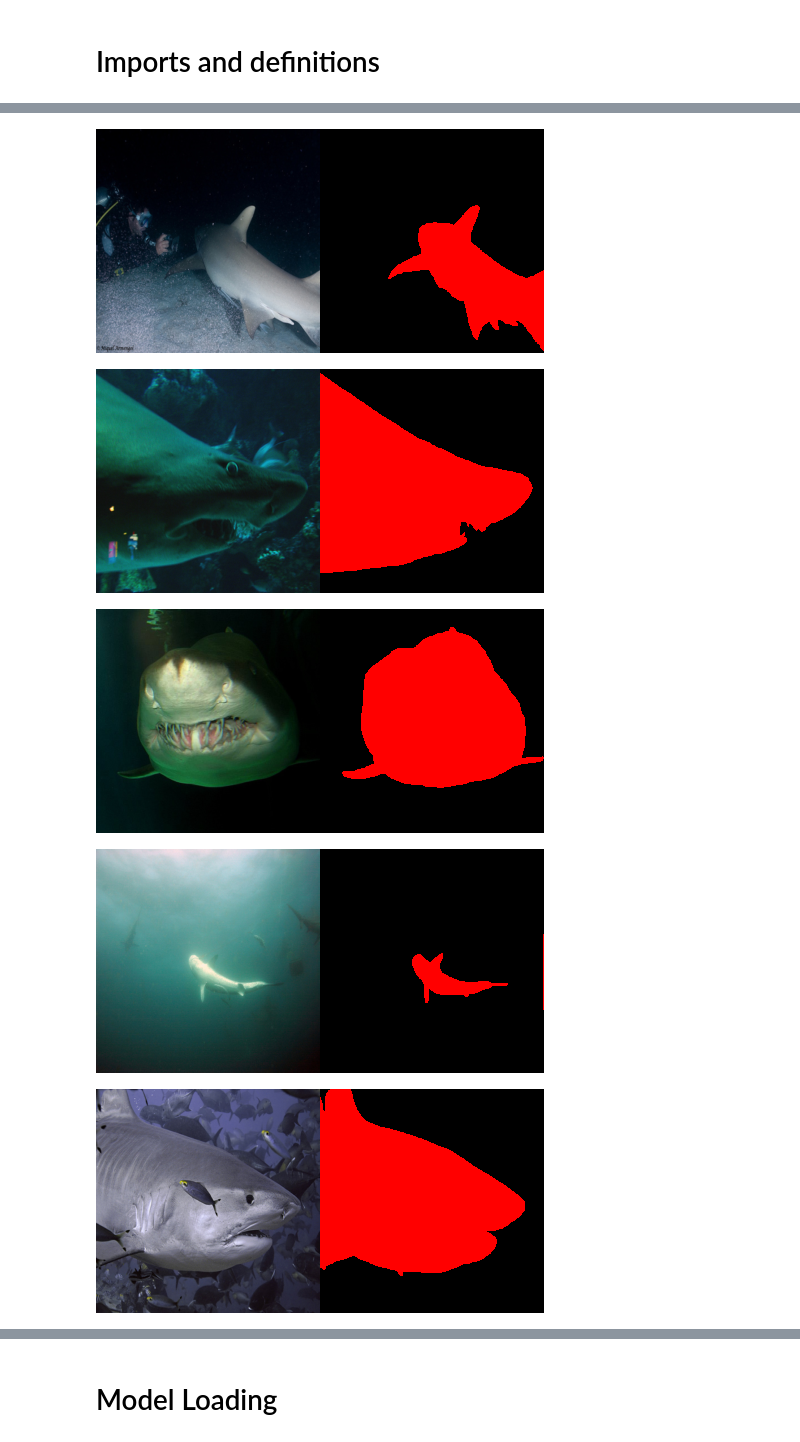
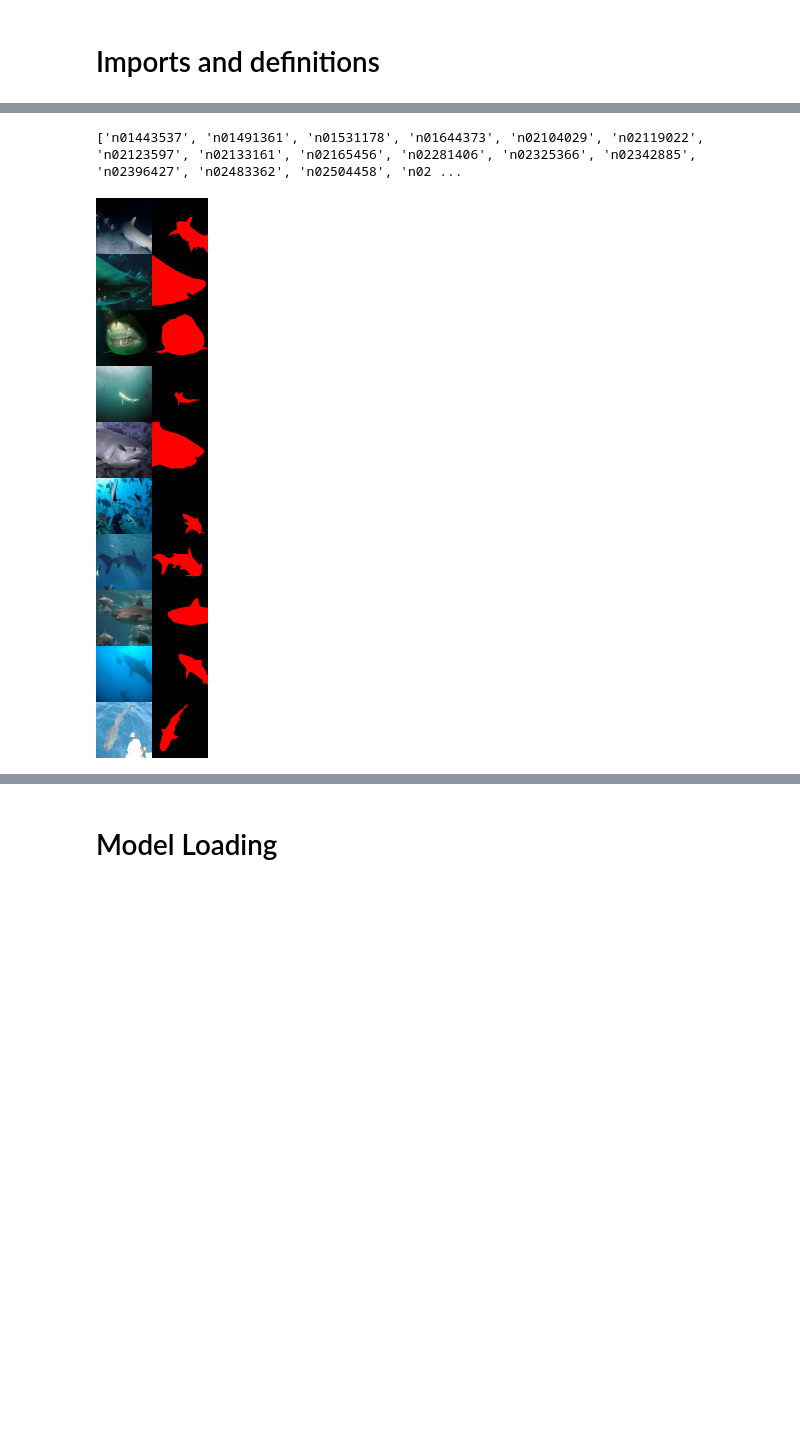
Before and after one commit to MattS0000/XAI_ensemblings_BS_MS, a Jupyter notebook: notebooks/Functionalities_showcase.ipynb, the cells around one changed output, grey strips where cells are left out. Saved outputs shown, nothing was run; the diff lists cells and outputs as text; code cells hidden in the pictures; blank space fills up the shorter version.

```diff
--- a/notebooks/Functionalities_showcase.ipynb
+++ b/notebooks/Functionalities_showcase.ipynb
@@ -30,12 +29,26 @@ def download_class_images(class_id, masks_path):
         !kaggle competitions download -f {kaggle_path}{file_name_jpeg} -p ./images/{class_id}/ -c imagenet-object-localization-challenge
 
 
-def images_list(image_path):
-    _resizer = Resize([224,224])
+def download():
+    skipped = []
+    for class_id in os.listdir(masks_dir):
+        image_class_path = os.path.join(images_dir, class_id)
+        if os.path.exists(image_class_path) and len(os.listdir(image_class_path)) == 10:
+            skipped.append(class_id)
+            continue
+        #download_class_images(class_id, masks_dir)
+        print(f"Downloaded {class_id}")
+    print("Full dirs: " + str(len(skipped)))
+
+
+def images_list(image_path, resize=True):
+    _crop = CenterCrop(224).forward
+    _resize = Resize([232,232]).forward
     images = []
     for image_name in os.listdir(image_path):
         image = Image.open(image_path + image_name)
-        image = _resizer.forward(image)
+        if resize:
+            image = _crop(_resize(image))
         images.append(image)
     return images
 # %% [markdown]
@@ -73,18 +60,23 @@ Downloaded n12998815
+# %%
+print(os.listdir(images_dir))
+# %% [output]
+['n01443537', 'n01491361', 'n01531178', 'n01644373', 'n02104029', 'n02119022', 'n02123597', 'n02133161', 'n02165456', 'n02281406', 'n02325366', 'n02342885', 'n02396427', 'n02483362', 'n02504458', 'n02 ...
 # %%
-id = "n01491361\\"
-#id = "n01443537\\"
-all_images = images_list(images_dir + id)
-all_tensors = [F.to_tensor(img) for img in all_images]
-all_masks = [(F.to_tensor(img)>0).float() for img in images_list(masks_dir + id)]
-tensor_images = torch.stack(all_tensors)
-tensor_masks = torch.stack(all_masks)
+id = "n01491361"
+def load_all(classid):
+    all_img = images_list(images_dir + classid + "\\")
+    all_img_org = images_list(images_dir + classid + "\\", resize=False)
+    all_tens = [F.to_tensor(img) for img in all_img]
+    all_msks = [(F.to_tensor(img)>0).float() for img in images_list(masks_dir + classid + "\\")]
+    tens_img = torch.stack(all_tens)
+    tens_msks = torch.stack(all_msks)
+    return all_img, all_img_org, all_tens, all_msks, tens_img, tens_msks
+all_images, all_images_original, all_tensors, all_masks, tensor_images, tensor_masks = load_all("n01491361")
 # %%
+photos = []
 for tensor, mask in zip(all_tensors, all_masks):
     photo = torch.cat([tensor, mask], dim=2)
-    display(transform.to_pil_image(photo))
+    photos.append(photo)
+display(transform.to_pil_image(torch.cat(photos, dim=1)))
 # %% [output]
-[figure, old version]
+[figure, new version]
-[figure, removed]
-[figure, removed]
-[figure, removed]
-[figure, removed]
```
Also changed, not shown: parts of 34 cells of this notebook, 1 other file.
